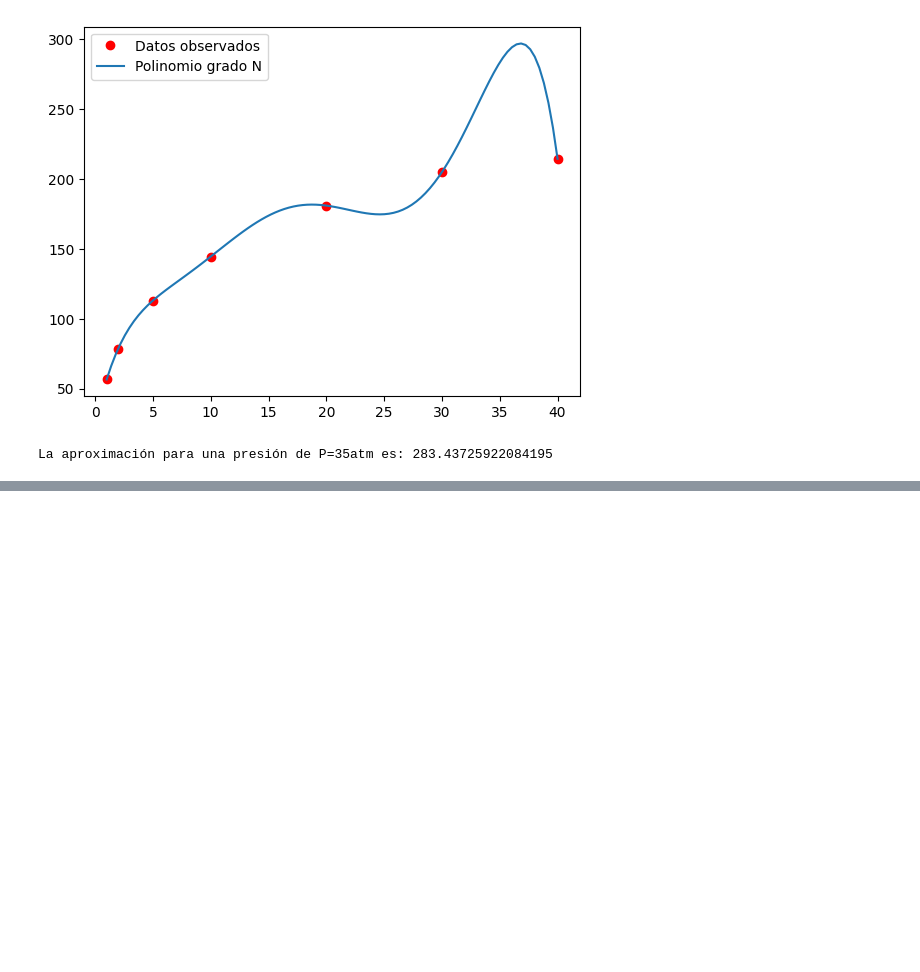
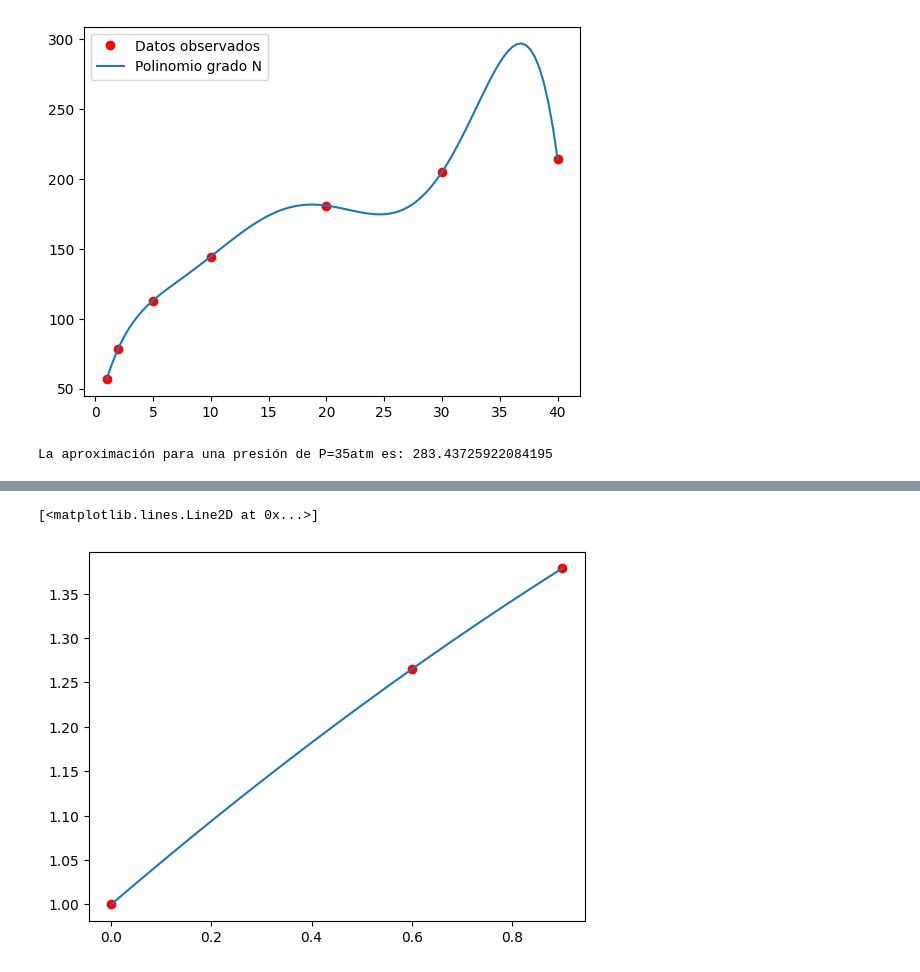
Before and after one commit to justjaaara/semestre_v, a Jupyter notebook: Analisis_numerico/interpolacion_simple/ejercicio_temperatura.ipynb, the cells around one changed output, grey strips where cells are left out. Drawn from its saved outputs; the diff is of its cells as text; code cells hidden in the pictures; blank space fills up the shorter version.

Commit message:
Clase de polinomio de lagrange y ejercicios. TODO: Arreglar polinomial simple

```diff
--- a/Analisis_numerico/interpolacion_simple/ejercicio_temperatura.ipynb
+++ b/Analisis_numerico/interpolacion_simple/ejercicio_temperatura.ipynb
@@ -152,0 +161,16 @@ La aproximación para una presión de P=35atm es: 283.43725922084195
+# %%
+import numpy as np
+
+P=lambda x: ((x-0.6)*(x-0.9))/0.54+(x)*(x-0.9)/(-0.18)*(1.264911)+((x)*(x-0.6)/(0.27))*(1.378404)
+
+import matplotlib.pyplot as plt
+
+x_data = np.array([0, 0.6, 0.9])
+y_data = np.array([1, 1.264911, 1.378404])
+
+ux = np.linspace(min(x_data), max(x_data), 100)
+plt.plot(x_data, y_data, 'or', label="Datos observados")
+plt.plot(ux, P(ux), label="Polinomio grado N")
+# %% [output]
+[<matplotlib.lines.Line2D at 0x...>]
+[figure, added]
```
Also changed, not shown: parts of 1 cell of this notebook, 3 other files.
